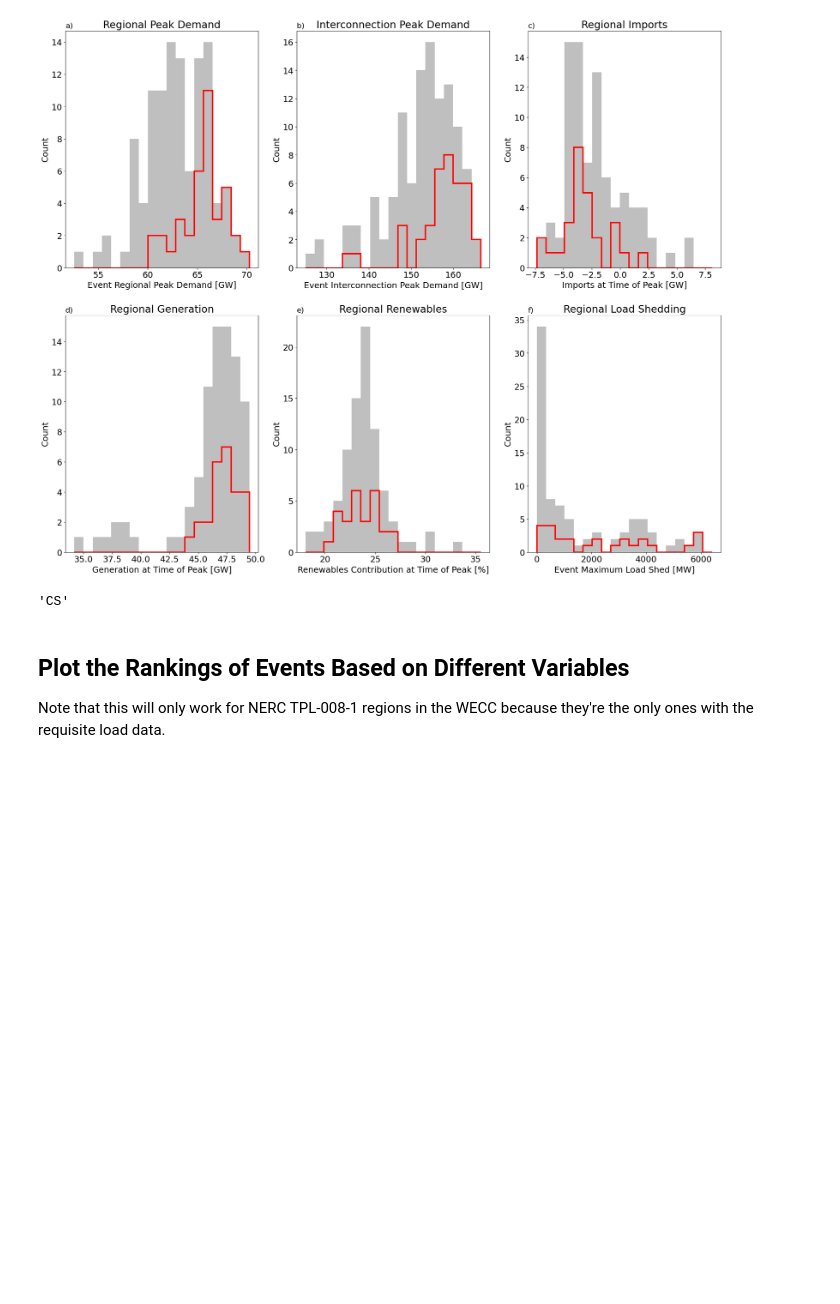
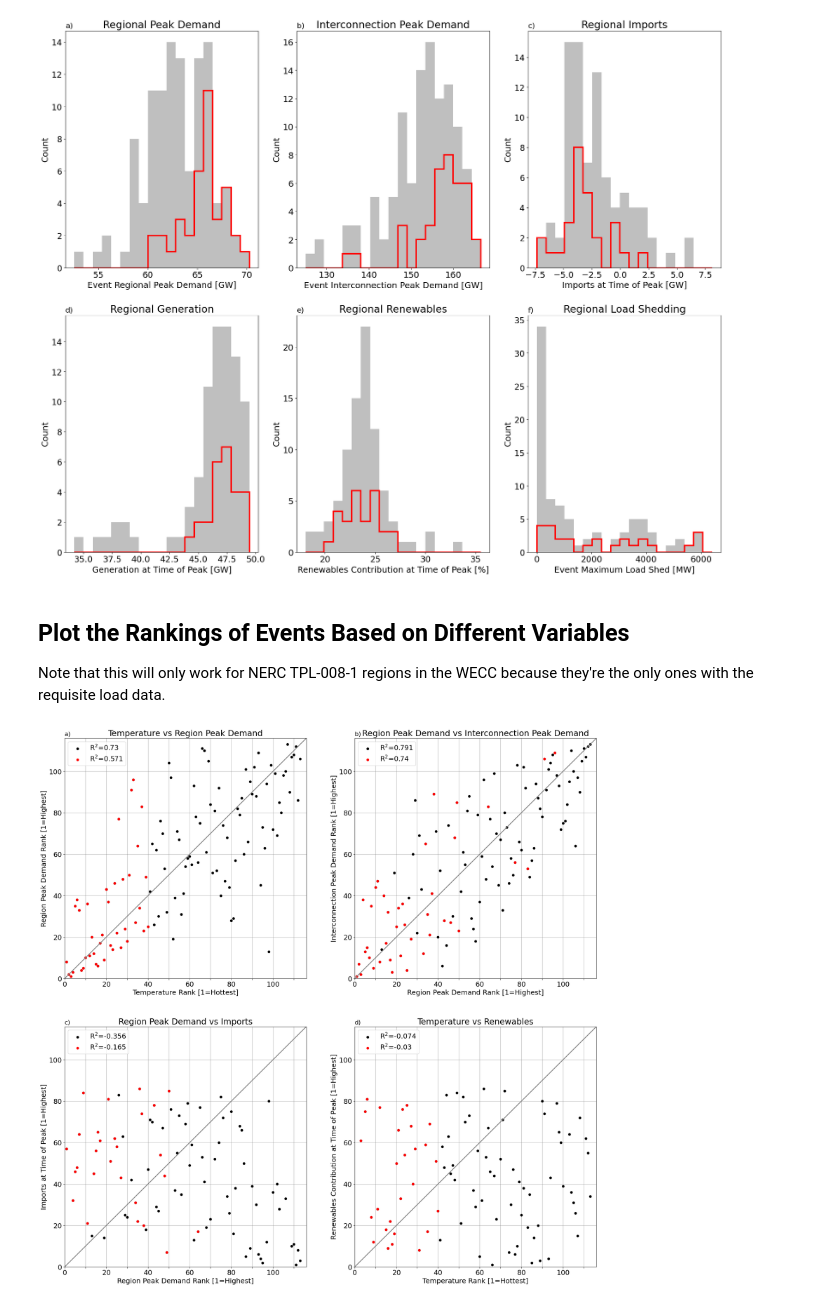
Before and after one commit to cdburley/burleyson-etal_2026_tbd, a Jupyter notebook: notebooks/plot_hw_cs_characteristics.ipynb, the cells around one changed output. Drawn from its saved outputs; the diff is of its cells as text; code cells hidden in the pictures; blank space fills up the shorter version.

Commit message:
Updated rankings figures

```diff
--- a/notebooks/plot_hw_cs_characteristics.ipynb
+++ b/notebooks/plot_hw_cs_characteristics.ipynb
@@ -267,11 +268,6 @@ for region in ['CA', 'GB', 'PNW', 'RM', 'SW']:
                               image_output_dir = image_output_dir,
                               image_resolution = 150,
                               save_images = True)
-# %%
-region
-event_type
-# %% [output]
-'CS'
 # %% [markdown]
 ## Plot the Rankings of Events Based on Different Variables
 
@@ -371,13 +412,11 @@ def plot_hw_cs_rankings(region: int, hw_cs: str, events_data_input_dir: str, met
 # %%
 # Test the function:
-output_df = plot_hw_cs_rankings(region = 'GB',
+plot_hw_cs_rankings(region = 'CA',
                     hw_cs = 'HW',
                     events_data_input_dir = events_data_input_dir,
                     metadata_input_dir = metadata_input_dir,
                     image_output_dir = image_output_dir,
                     image_resolution = 150,
                     save_images = False)
-
-event_df = output_df[(output_df['UID'] == 'HW_NERC4_Event60')].copy()
-
-event_df
+# %% [output]
+[figure, added]
```
Also changed, not shown: parts of 4 cells of this notebook, 10 other files.
